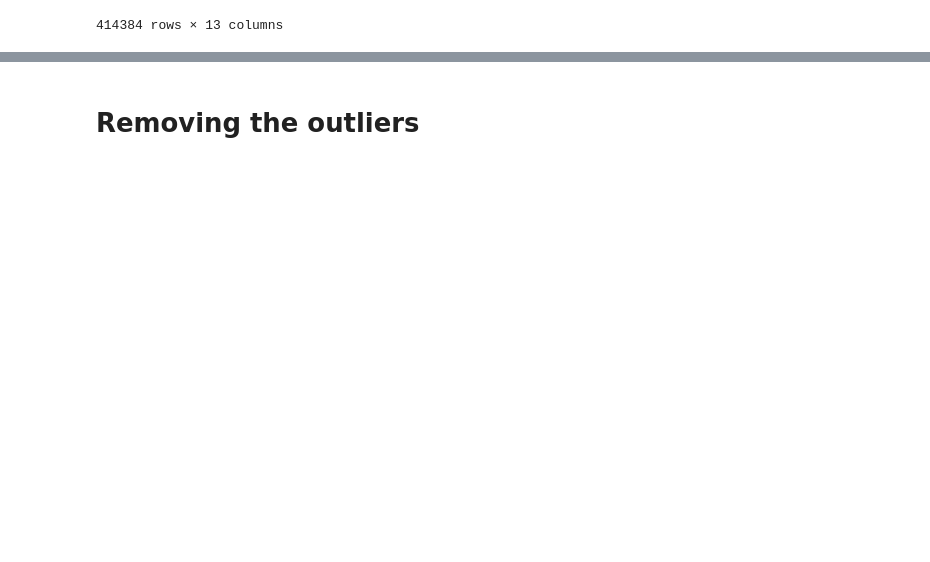
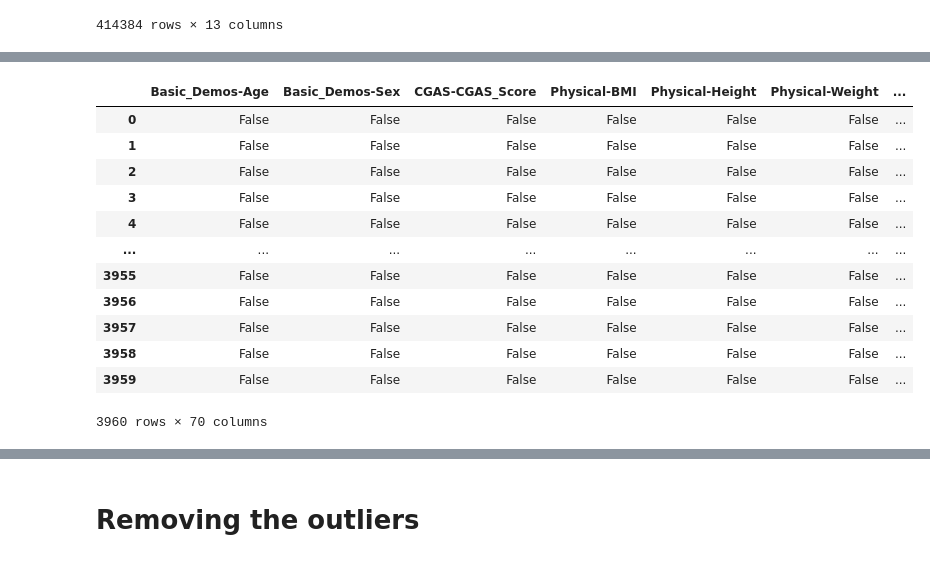
Before and after one commit to k3liang/Problematic-Internet-Use-Predictor, a Jupyter notebook: DataPP.ipynb, the cells around one changed output, grey strips where cells are left out. Cells and saved outputs as stored; diff of their text form; code cells hidden in the pictures; blank space fills up the shorter version.

```diff
--- a/DataPP.ipynb
+++ b/DataPP.ipynb
@@ -29,0 +127,16 @@ df = pd.read_csv('content/train.csv')
+# %%
+df[df.dtypes.index[df.dtypes != 'object']] < 0
+# %% [output]
+|  | Basic_Demos-Age | Basic_Demos-Sex | CGAS-CGAS_Score | Physical-BMI | Physical-Height | Physical-Weight | ... |
+| 0 | False | False | False | False | False | False | ... |
+| 1 | False | False | False | False | False | False | ... |
+| 2 | False | False | False | False | False | False | ... |
+| 3 | False | False | False | False | False | False | ... |
+| 4 | False | False | False | False | False | False | ... |
+| ... | ... | ... | ... | ... | ... | ... | ... |
+| 3955 | False | False | False | False | False | False | ... |
+| 3956 | False | False | False | False | False | False | ... |
+| 3957 | False | False | False | False | False | False | ... |
+| 3958 | False | False | False | False | False | False | ... |
+| 3959 | False | False | False | False | False | False | ... |
+3960 rows × 70 columns
```
Also changed, not shown: parts of 23 cells of this notebook.
